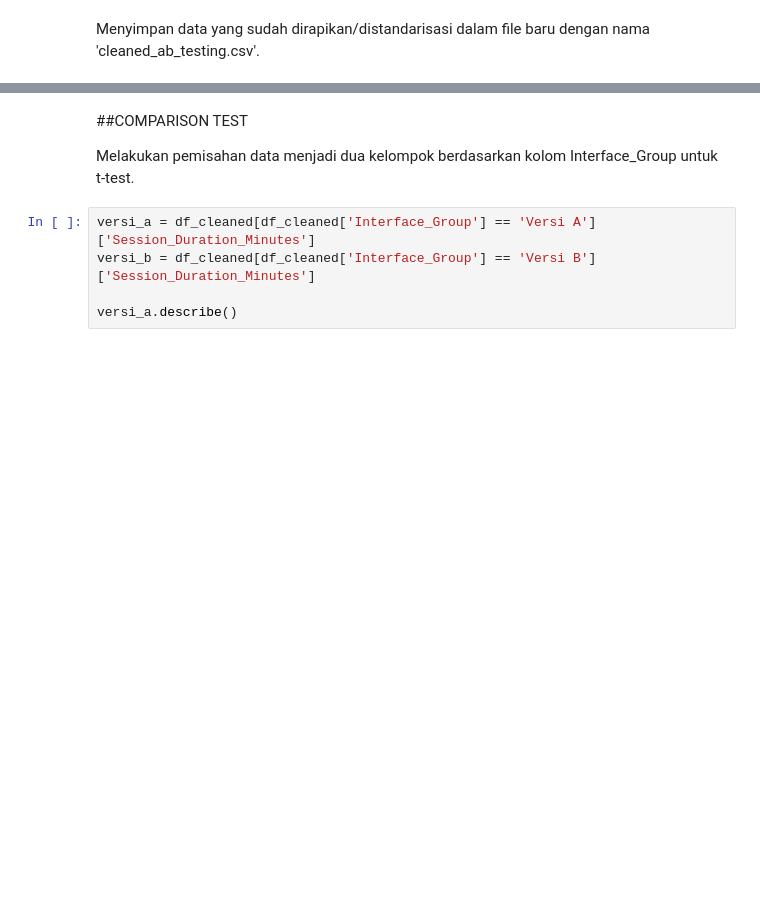
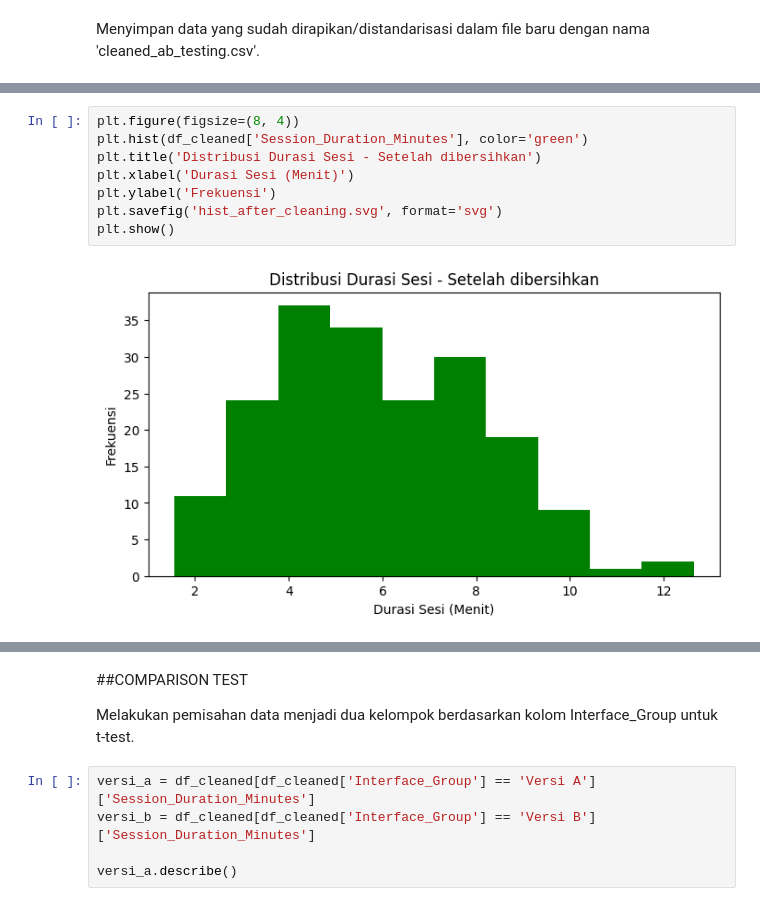
Before and after one commit to firson-creative/wc-datascience-finalproject, a Jupyter notebook: ds_finalproject.ipynb, the cells around one changed output, grey strips where cells are left out. Cells and saved outputs as stored; diff of their text form; blank space fills up the shorter version.

```diff
--- a/ds_finalproject.ipynb
+++ b/ds_finalproject.ipynb
@@ -232,3 +147,13 @@ Dataset berhasil disimpan sebagai cleaned_ab_testing_log.csv
+# %%
+plt.figure(figsize=(8, 4))
+plt.hist(df_cleaned['Session_Duration_Minutes'], color='green')
+plt.title('Distribusi Durasi Sesi - Setelah dibersihkan')
+plt.xlabel('Durasi Sesi (Menit)')
+plt.ylabel('Frekuensi')
+plt.savefig('hist_after_cleaning.svg', format='svg')
+plt.show()
+# %% [output]
+[figure, added]
 # %%
 plt.figure(figsize=(8, 4))
 sns.boxplot(x='Interface_Group', y='Session_Duration_Minutes', data=df_cleaned)
```
Also changed, not shown: parts of 18 cells of this notebook, 1 other file.
